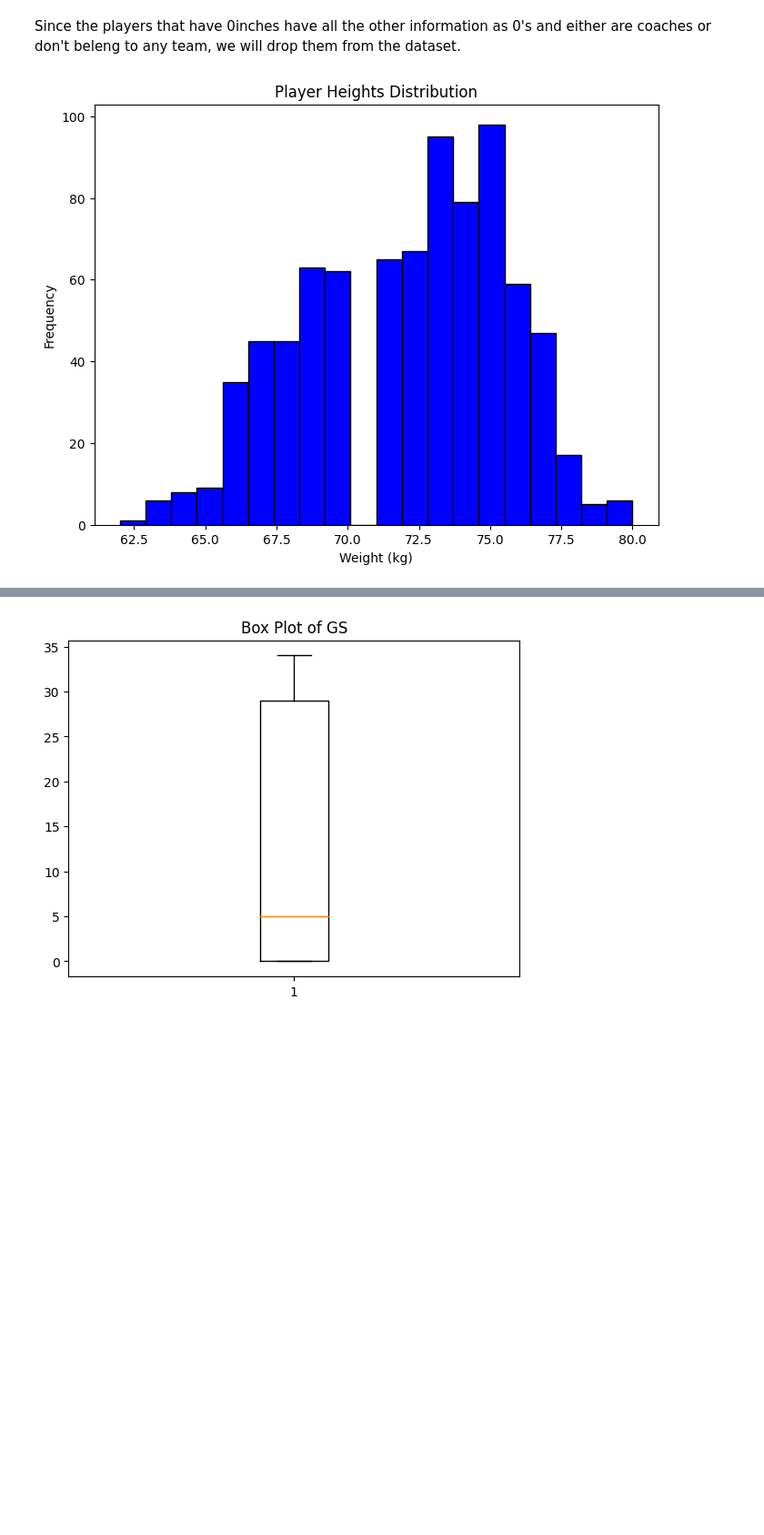
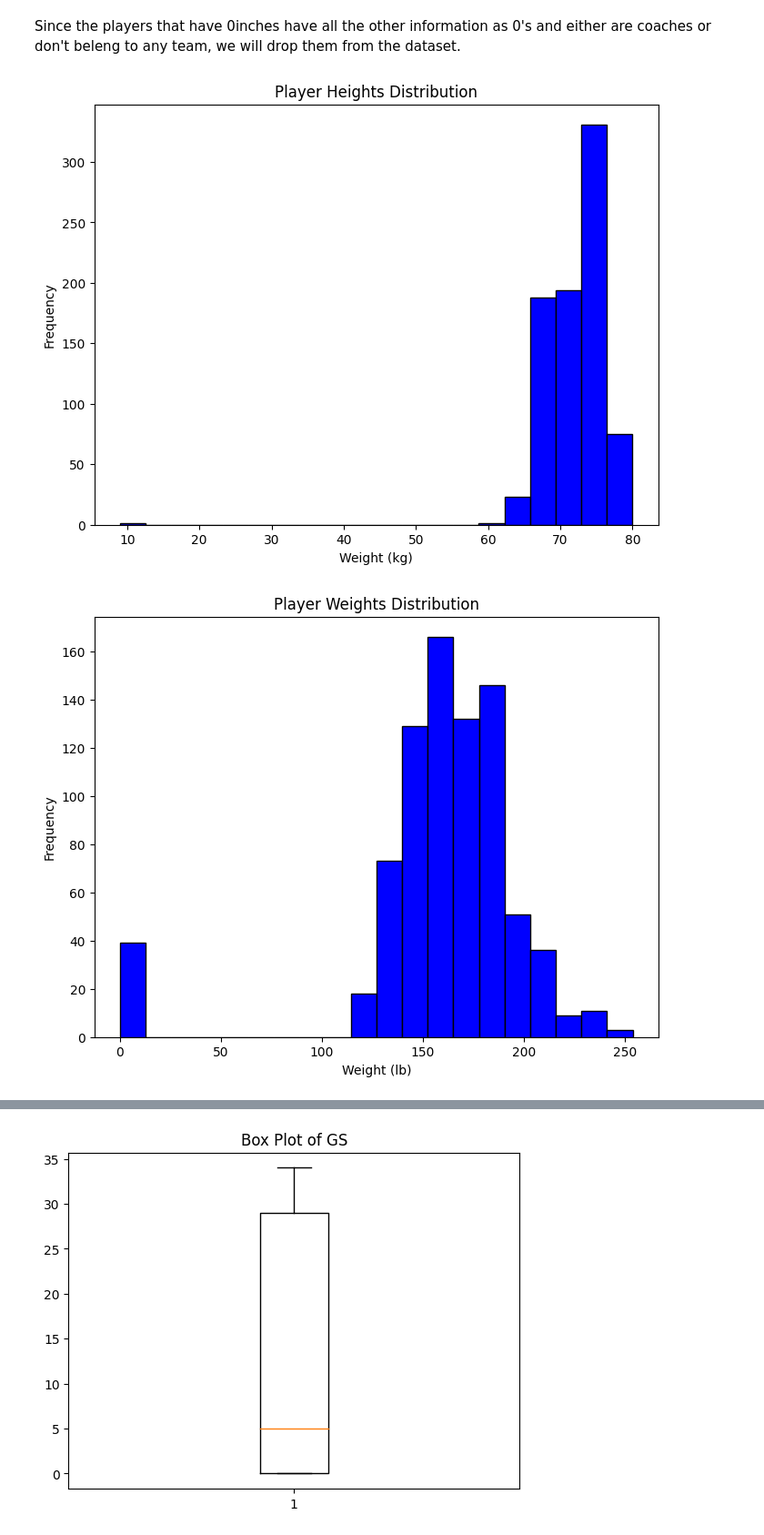
Before and after one commit to Hugo7gomes/FEUP_AC, a Jupyter notebook: firstApproach.ipynb, the cells around one changed output, grey strips where cells are left out. Shown: that part at 91% size. Saved outputs shown, nothing was run; the diff lists cells and outputs as text; code cells hidden in the pictures; blank space fills up the shorter version.

```diff
--- a/firstApproach.ipynb
+++ b/firstApproach.ipynb
@@ -80,12 +83,21 @@ Index: []
 # %% [markdown]
 Since the players that have 0inches have all the other information as 0's and either are coaches or don't beleng to any team, we will drop them from the dataset.
 # %%
-players_df = players_df[players_df['height'] >= 20]
+players_df = players_df[players_df['height'] > 0]
 plt.figure(figsize=(8, 6))
 plt.hist(players_df['height'], bins=20, color='blue', edgecolor='black')
 plt.title('Player Heights Distribution')
 plt.xlabel('Weight (kg)')
 plt.ylabel('Frequency')
 plt.show()
+
+
+plt.figure(figsize=(8, 6))
+plt.hist(players_df['weight'], bins=20, color='blue', edgecolor='black')
+plt.title('Player Weights Distribution')
+plt.xlabel('Weight (lb)')
+plt.ylabel('Frequency')
+plt.show()
 # %% [output]
-[figure, old version]
+[figure, new version]
+[figure, added]
```
Also changed, not shown: parts of 6 cells of this notebook, 3 other files.
